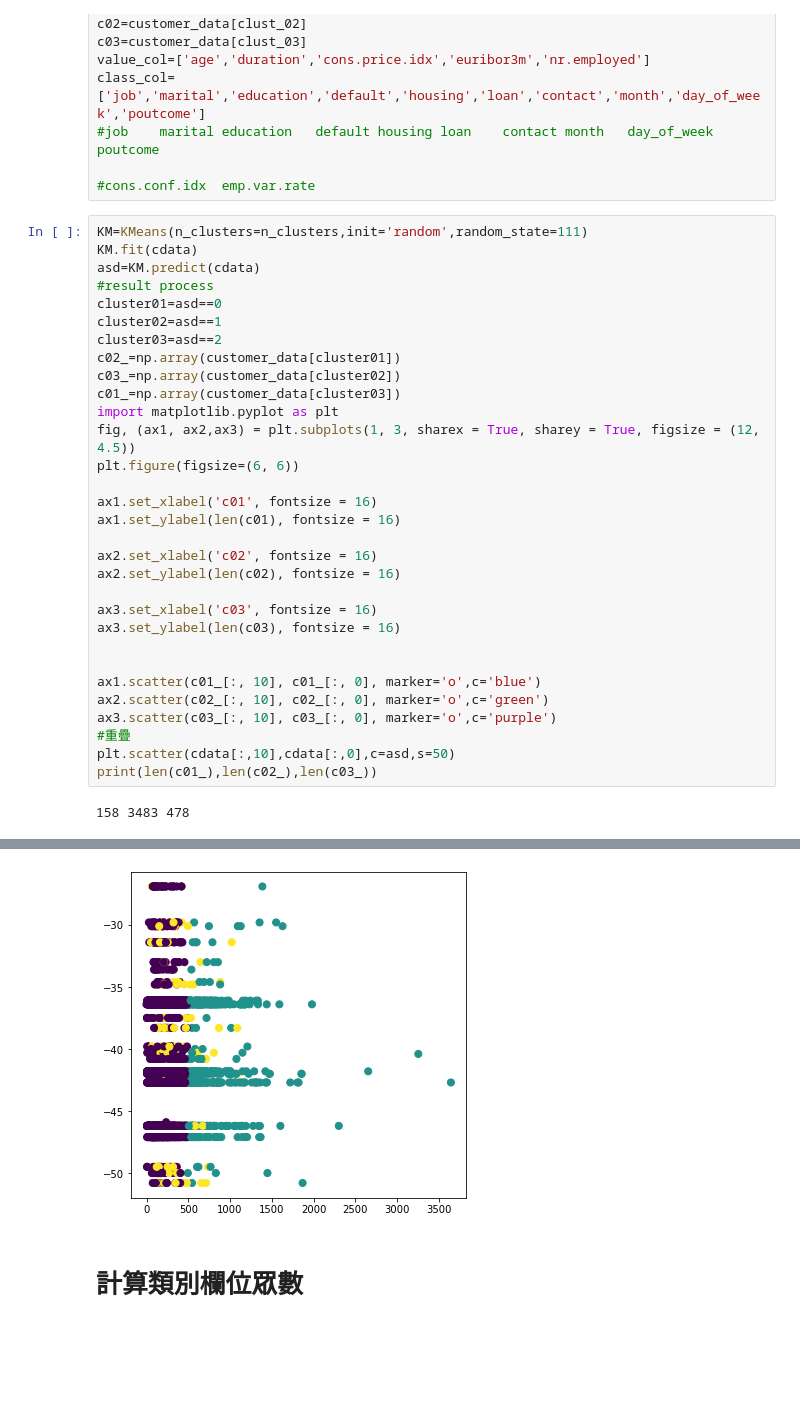
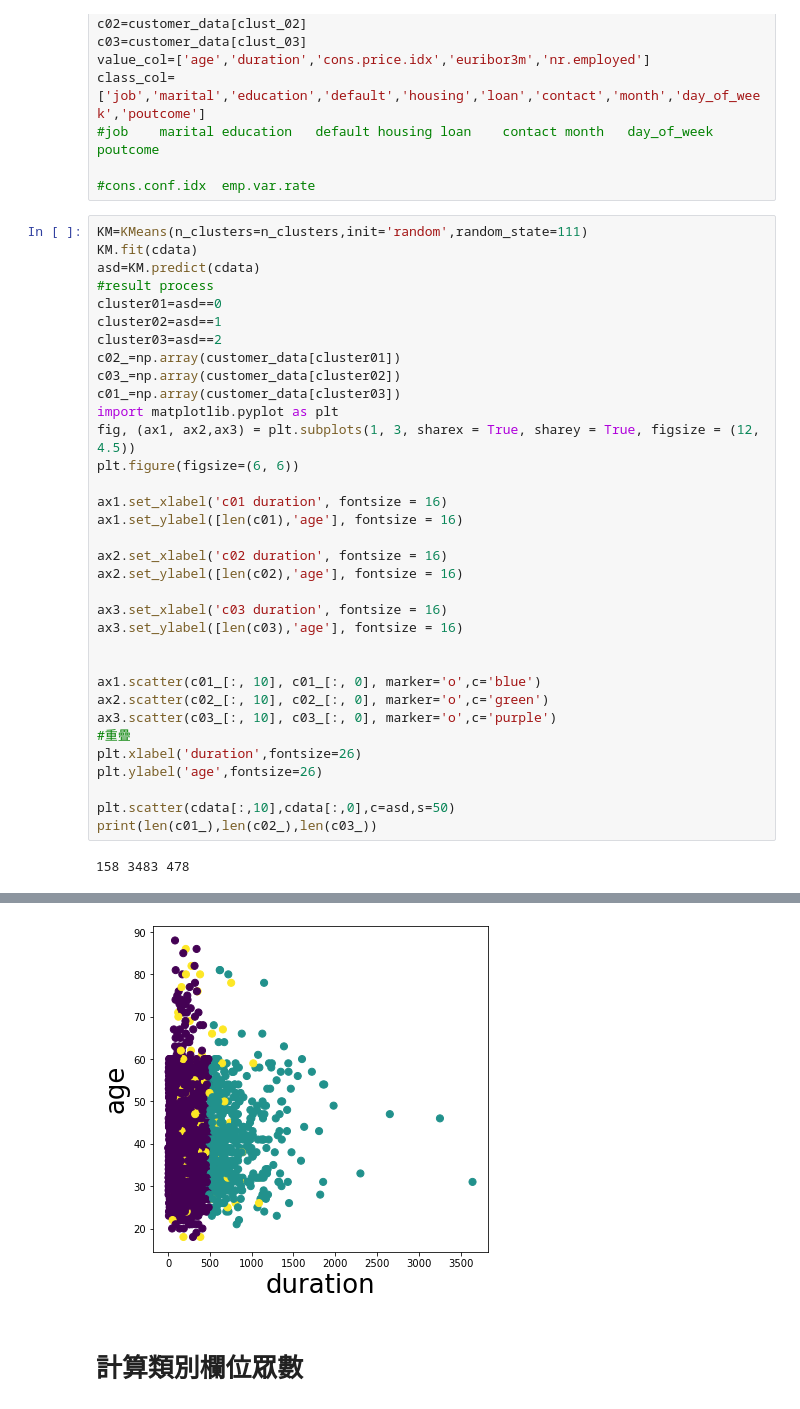
Before and after one commit to 10425120/MIS, a Jupyter notebook: cluster_analysis.ipynb, the cells around one changed output, grey strips where cells are left out. Cells and saved outputs as stored; diff of their text form; blank space fills up the shorter version.

```diff
--- a/cluster_analysis.ipynb
+++ b/cluster_analysis.ipynb
@@ -224,20 +225,23 @@ import matplotlib.pyplot as plt
 fig, (ax1, ax2,ax3) = plt.subplots(1, 3, sharex = True, sharey = True, figsize = (12, 4.5))
 plt.figure(figsize=(6, 6))
 
-ax1.set_xlabel('c01', fontsize = 16)
-ax1.set_ylabel(len(c01), fontsize = 16)
+ax1.set_xlabel('c01 duration', fontsize = 16)
+ax1.set_ylabel([len(c01),'age'], fontsize = 16)
 
-ax2.set_xlabel('c02', fontsize = 16)
-ax2.set_ylabel(len(c02), fontsize = 16)
+ax2.set_xlabel('c02 duration', fontsize = 16)
+ax2.set_ylabel([len(c02),'age'], fontsize = 16)
 
-ax3.set_xlabel('c03', fontsize = 16)
-ax3.set_ylabel(len(c03), fontsize = 16)
+ax3.set_xlabel('c03 duration', fontsize = 16)
+ax3.set_ylabel([len(c03),'age'], fontsize = 16)
 
 
 ax1.scatter(c01_[:, 10], c01_[:, 0], marker='o',c='blue')
 ax2.scatter(c02_[:, 10], c02_[:, 0], marker='o',c='green')
 ax3.scatter(c03_[:, 10], c03_[:, 0], marker='o',c='purple')
 #重疊
+plt.xlabel('duration',fontsize=26)
+plt.ylabel('age',fontsize=26)
+
 plt.scatter(cdata[:,10],cdata[:,0],c=asd,s=50)
 print(len(c01_),len(c02_),len(c03_))
 # %% [output]
@@ -246,4 +250,4 @@ print(len(c01_),len(c02_),len(c03_))
-[figure, old version]
+[figure, new version]
 # %% [markdown]
 # 計算類別欄位眾數
 # %%
```
Also changed, not shown: parts of 5 cells of this notebook.
